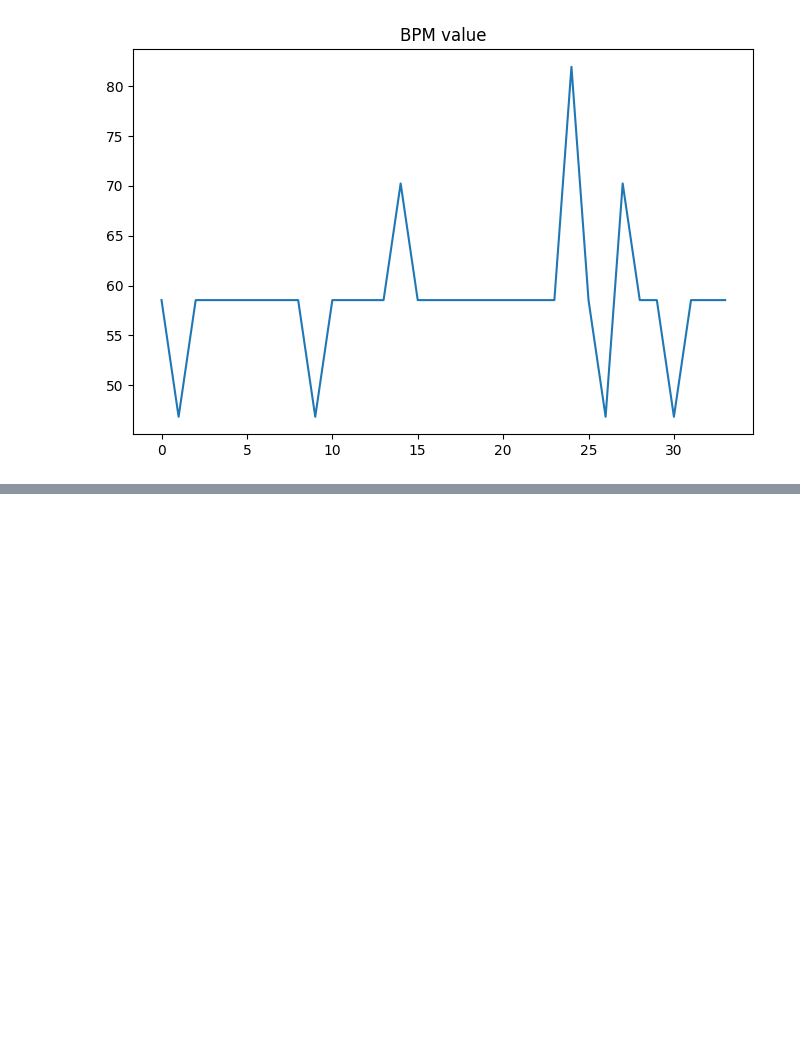
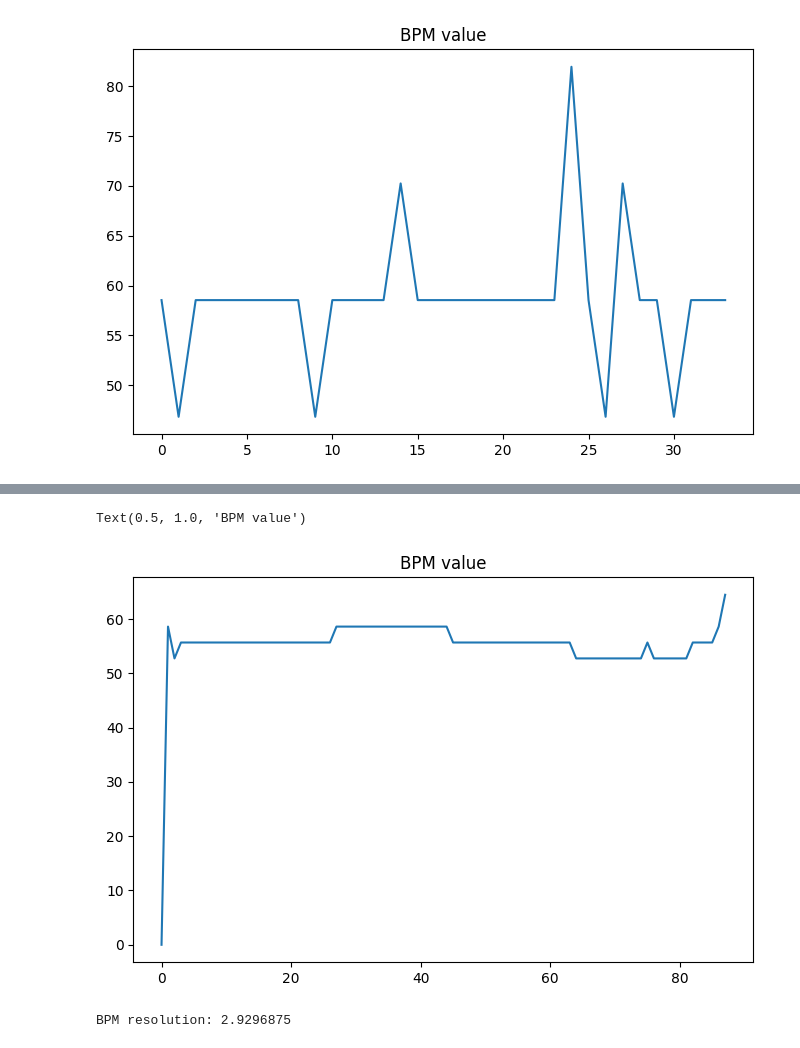
Before and after one commit to BojanSof/PPGprox, a Jupyter notebook: scripts/ppg_analysis.ipynb, the cells around one changed output, grey strips where cells are left out. Cells and saved outputs as stored; diff of their text form; code cells hidden in the pictures; blank space fills up the shorter version.

```diff
--- a/scripts/ppg_analysis.ipynb
+++ b/scripts/ppg_analysis.ipynb
@@ -123,0 +155,16 @@ Text(0.5, 1.0, 'BPM value')
+# %%
+bpms = []
+for win_freq, win_fft in zip(windows_freqs, windows_fft):
+    bpm = 60 * win_freq[np.argmax(win_fft)]
+    bpms.append(bpm)
+bpms = np.array(bpms)
+plt.figure(figsize=(8, 5))
+plt.plot(bpms)
+plt.title("BPM value")
+# %% [output]
+Text(0.5, 1.0, 'BPM value')
+[figure, added]
+# %%
+print(f"BPM resolution: {60 * (fs/2) / (n_fft/2)}")
+# %% [output]
+BPM resolution: 2.9296875
```
Also changed, not shown: parts of 5 cells of this notebook.
